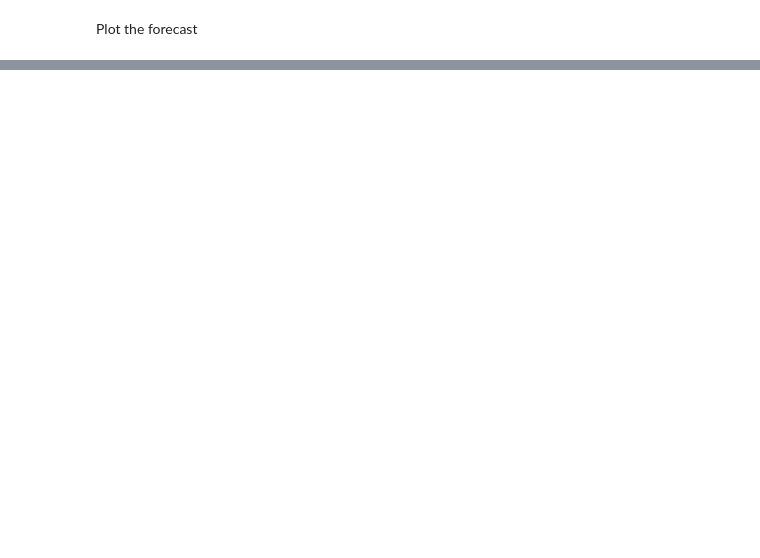
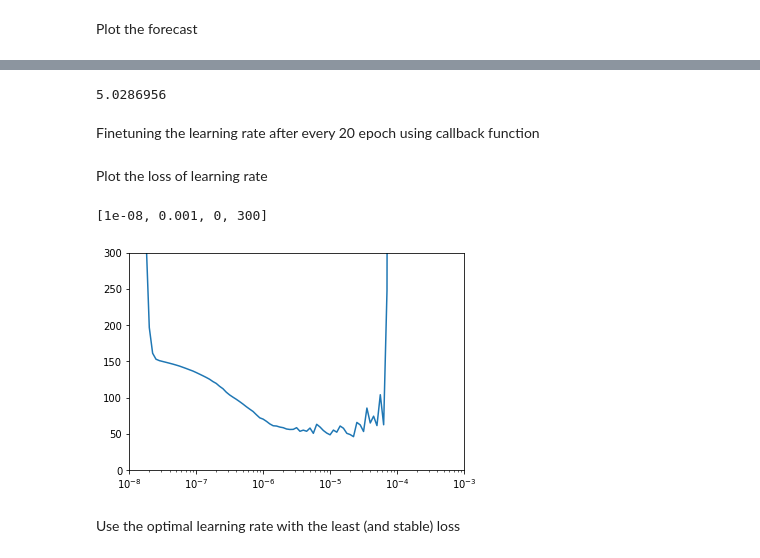
Before and after one commit to ainurafifah00/Coursera_TF, a Jupyter notebook: [Sequences]Week_2_DNN_for_Time_Series.ipynb, the cells around one changed output, grey strips where cells are left out. Saved outputs shown, nothing was run; the diff lists cells and outputs as text; code cells hidden in the pictures; blank space fills up the shorter version.

```diff
--- a/[Sequences]Week_2_DNN_for_Time_Series.ipynb
+++ b/[Sequences]Week_2_DNN_for_Time_Series.ipynb
@@ -290,0 +367,8 @@ tf.keras.metrics.mean_absolute_error(x_valid, results).numpy()
+# %%
+def windowed_dataset(series, window_size, batch_size, shuffle_buffer):
+  dataset = tf.data.Dataset.from_tensor_slices(series)
+  dataset = dataset.window(window_size + 1, shift=1, drop_remainder=True)
+  dataset = dataset.flat_map(lambda window: window.batch(window_size + 1))
+  dataset = dataset.shuffle(shuffle_buffer).map(lambda window: (window[:-1], window[-1]))
+  dataset = dataset.batch(batch_size).prefetch(1)
+  return dataset
@@ -290,0 +406,32 @@ tf.keras.metrics.mean_absolute_error(x_valid, results).numpy()
+# %%
+tf.keras.metrics.mean_absolute_error(x_valid, results).numpy()
+# %% [output]
+5.0286956
+# %% [markdown]
+Finetuning the learning rate after every 20 epoch using callback function
+# %%
+dataset = windowed_dataset(x_train, window_size, batch_size, shuffle_buffer_size)
+
+
+model = tf.keras.models.Sequential([
+    tf.keras.layers.Dense(10, input_shape=[window_size], activation="relu"),
+    tf.keras.layers.Dense(10, activation="relu"),
+    tf.keras.layers.Dense(1)
+])
+
+lr_schedule = tf.keras.callbacks.LearningRateScheduler(
+    lambda epoch: 1e-8 * 10**(epoch / 20))
+optimizer = tf.keras.optimizers.SGD(lr=1e-8, momentum=0.9)
+model.compile(loss="mse", optimizer=optimizer)
+history = model.fit(dataset, epochs=100, callbacks=[lr_schedule], verbose=0)
+# %% [markdown]
+Plot the loss of learning rate
+# %%
+lrs = 1e-8 * (10 ** (np.arange(100) / 20))
+plt.semilogx(lrs, history.history["loss"])
+plt.axis([1e-8, 1e-3, 0, 300])
+# %% [output]
+[1e-08, 0.001, 0, 300]
+[figure, added]
+# %% [markdown]
+Use the optimal learning rate with the least (and stable) loss
```
Also changed, not shown: parts of 19 cells of this notebook.
